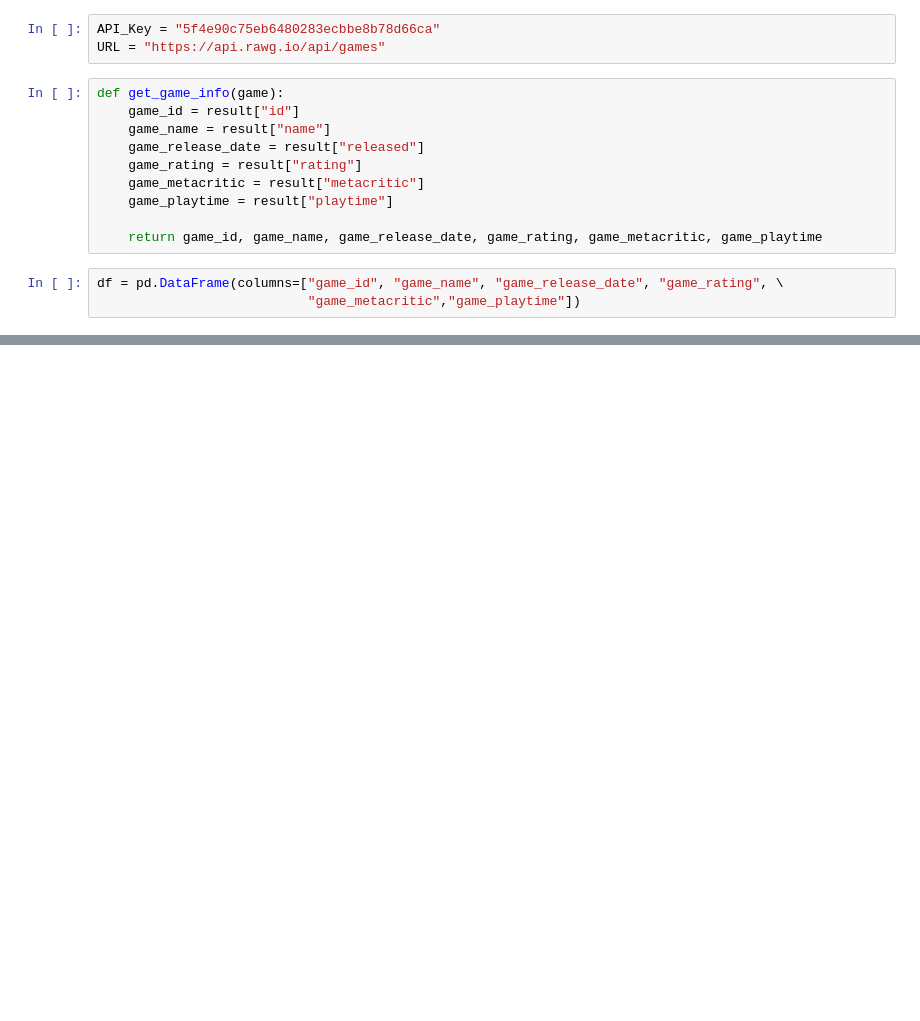
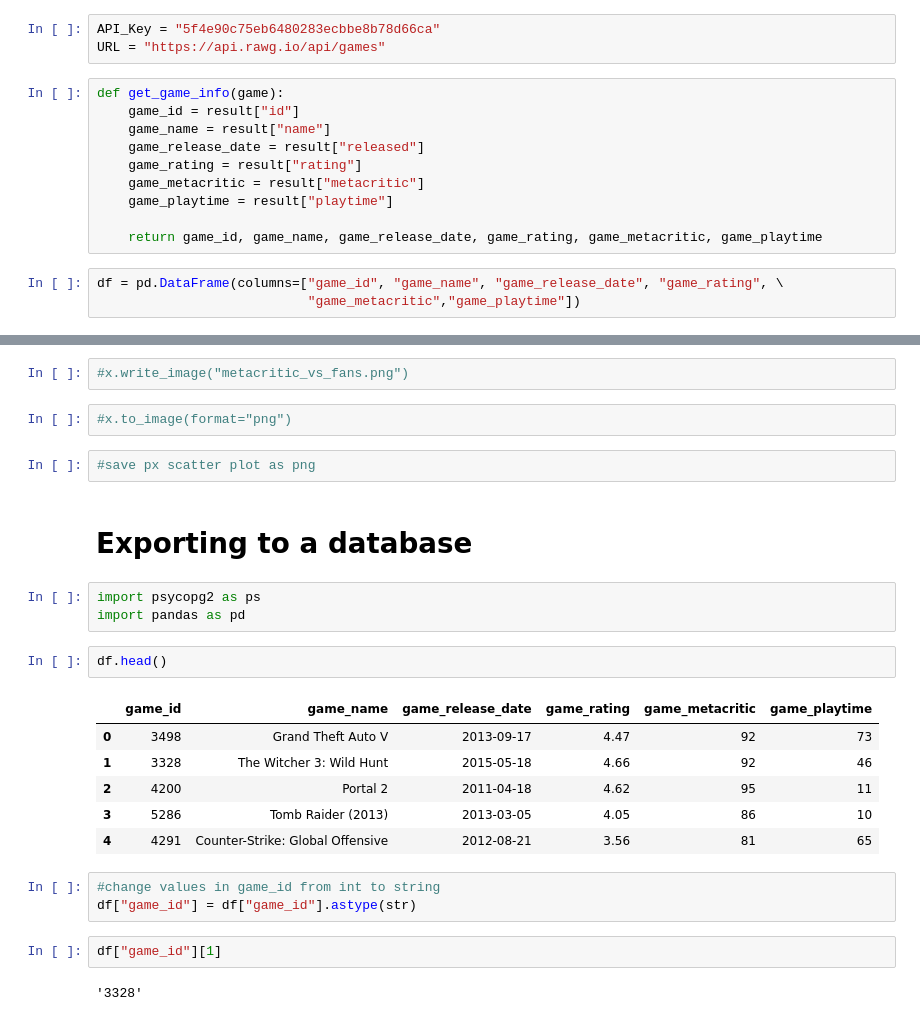
Before and after one commit to SeanGormann/RAWG_API_Call, a Jupyter notebook: RAWG_API_Call.ipynb, the cells around one changed output, grey strips where cells are left out. Drawn from its saved outputs; the diff is of its cells as text; blank space fills up the shorter version.

```diff
--- a/RAWG_API_Call.ipynb
+++ b/RAWG_API_Call.ipynb
@@ -52,0 +66,27 @@ df
+# %%
+#x.write_image("metacritic_vs_fans.png")
+# %%
+#x.to_image(format="png")
+# %%
+#save px scatter plot as png
+# %% [markdown]
+# Exporting to a database
+# %%
+import psycopg2 as ps
+import pandas as pd
+# %%
+df.head()
+# %% [output]
+|  | game_id | game_name | game_release_date | game_rating | game_metacritic | game_playtime |
+| 0 | 3498 | Grand Theft Auto V | 2013-09-17 | 4.47 | 92 | 73 |
+| 1 | 3328 | The Witcher 3: Wild Hunt | 2015-05-18 | 4.66 | 92 | 46 |
+| 2 | 4200 | Portal 2 | 2011-04-18 | 4.62 | 95 | 11 |
+| 3 | 5286 | Tomb Raider (2013) | 2013-03-05 | 4.05 | 86 | 10 |
+| 4 | 4291 | Counter-Strike: Global Offensive | 2012-08-21 | 3.56 | 81 | 65 |
+# %%
+#change values in game_id from int to string
+df["game_id"] = df["game_id"].astype(str)
+# %%
+df["game_id"][1]
+# %% [output]
+'3328'
```
Also changed, not shown: parts of 25 cells of this notebook.
